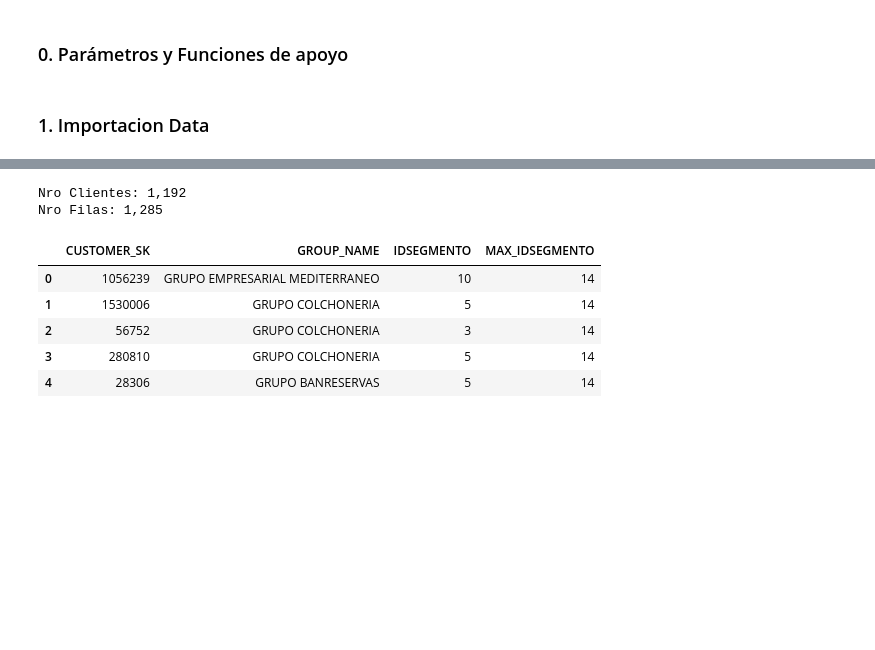
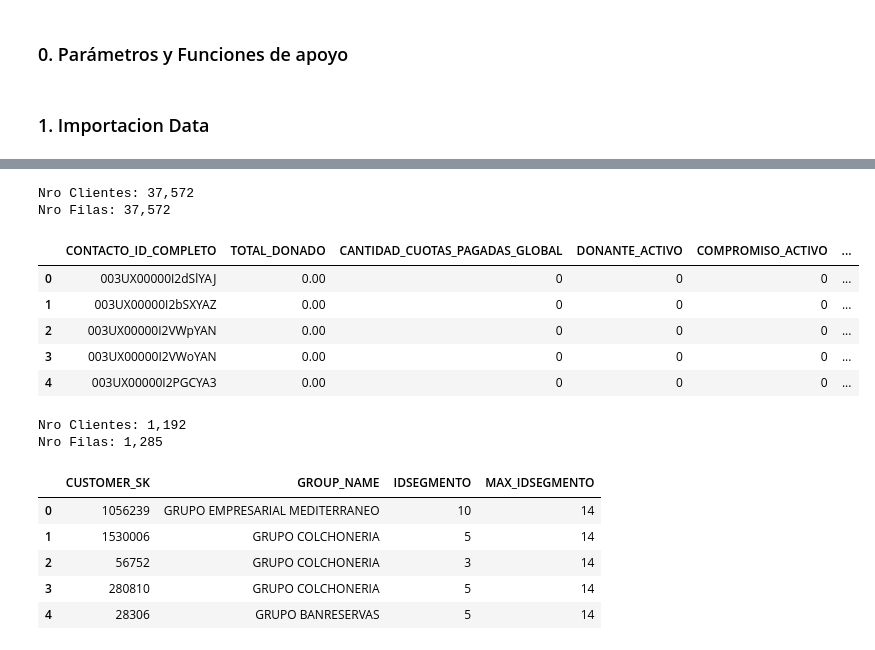
Before and after one commit to MKFabrizio/Datathon_DMC, a Jupyter notebook: notebooks/Clustering_01.ipynb, the cells around one changed output, grey strips where cells are left out. Cells and saved outputs as stored; diff of their text form; code cells hidden in the pictures; blank space fills up the shorter version.

```diff
--- a/notebooks/Clustering_01.ipynb
+++ b/notebooks/Clustering_01.ipynb
@@ -174,0 +190,16 @@ Nro Filas: 1,990
+# %%
+df_consolidado_final = df_consolidado.merge(df_contactos, how='inner', left_on=['CONTACTO_ID_COMPLETO'], right_on=['ID_COMPLETO'])
+
+# Resumen Data
+print(f'Nro Clientes: {df_consolidado_final["ID_COMPLETO"].nunique():,}')
+print(f'Nro Filas: {df_consolidado_final.shape[0]:,}')
+df_consolidado_final.head()
+# %% [output]
+Nro Clientes: 37,572
+Nro Filas: 37,572
+|  | CONTACTO_ID_COMPLETO | TOTAL_DONADO | CANTIDAD_CUOTAS_PAGADAS_GLOBAL | DONANTE_ACTIVO | COMPROMISO_ACTIVO | ... |
+| 0 | 003UX00000I2dSlYAJ | 0.00 | 0 | 0 | 0 | ... |
+| 1 | 003UX00000I2bSXYAZ | 0.00 | 0 | 0 | 0 | ... |
+| 2 | 003UX00000I2VWpYAN | 0.00 | 0 | 0 | 0 | ... |
+| 3 | 003UX00000I2VWoYAN | 0.00 | 0 | 0 | 0 | ... |
+| 4 | 003UX00000I2PGCYA3 | 0.00 | 0 | 0 | 0 | ... |
```
Also changed, not shown: parts of 4 cells of this notebook, 1 other file.
